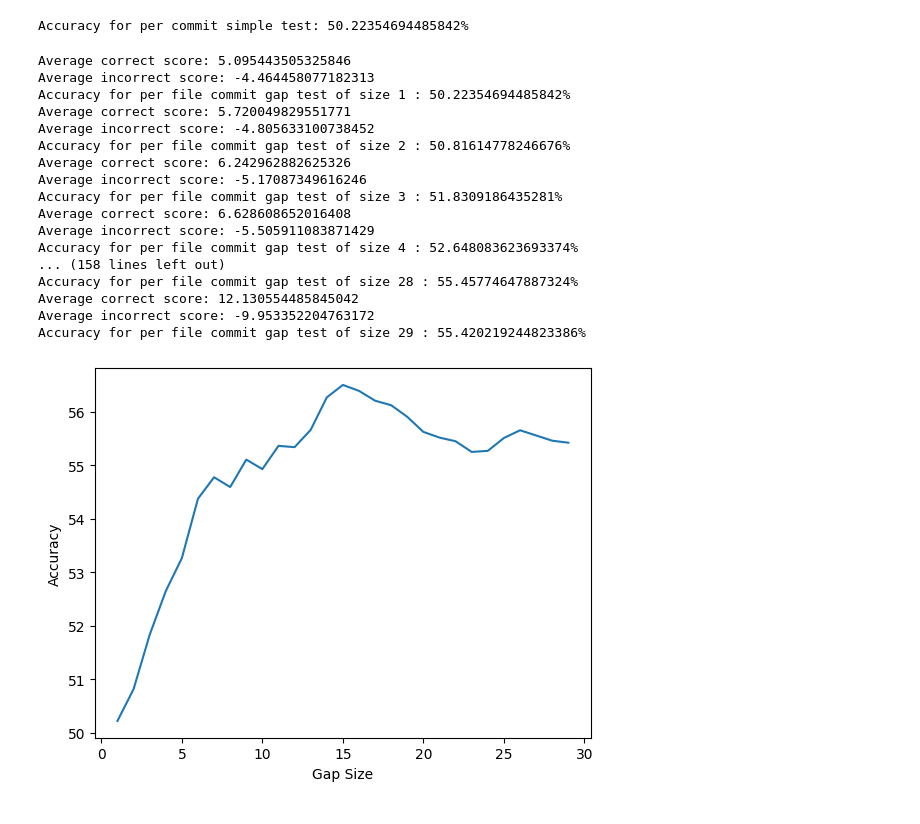
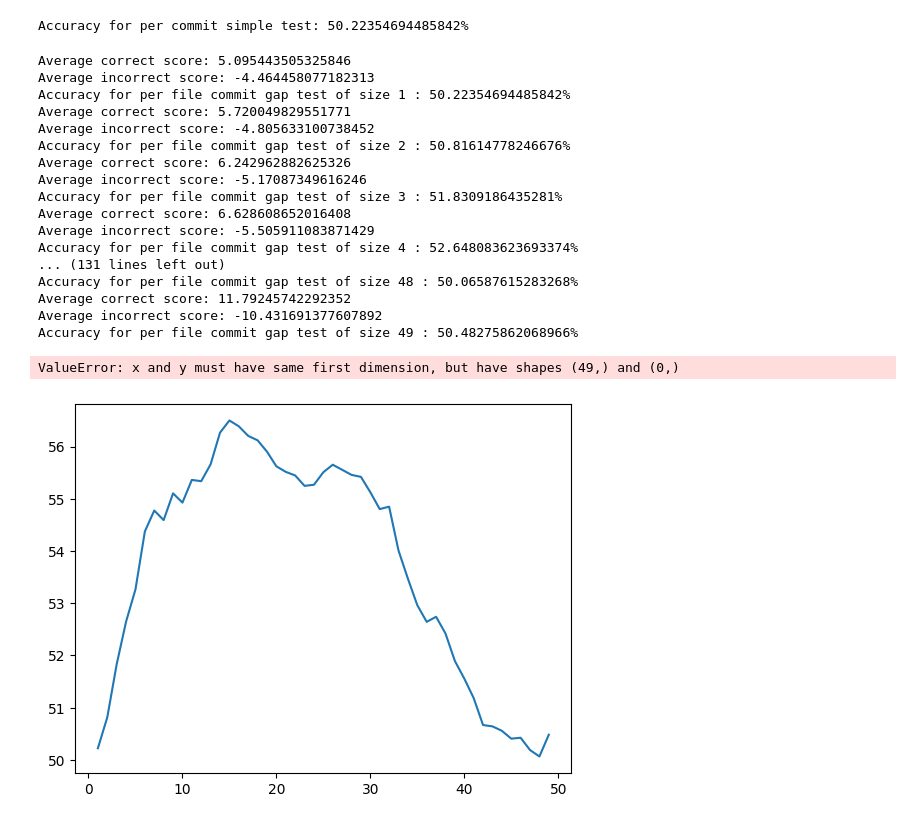
Before and after one commit to alihaider1264/SCA-ML-grade, a Jupyter notebook: Model-Generation/TestingNotebook1.ipynb, the cells around one changed output. Cells and saved outputs as stored; diff of their text form; code cells hidden in the pictures.

```diff
--- a/Model-Generation/TestingNotebook1.ipynb
+++ b/Model-Generation/TestingNotebook1.ipynb
@@ -398,14 +400,18 @@ print ("Accuracy for per commit simple test: " + str(correct/total * 100) + "%")
 # %% [output]
 Accuracy for per commit simple test: 50.22354694485842%
 # %%
-#per file commit gap test, checks if the previous commit is less than or equal to the current commit in a gap of 10
-
+#per file commit gap test, however we just keep track of the average score of the correct and incorrect predictions
+avgIncorrectScoreArray = []
+avgCorrectScoreArray = []
 def gapTest(gap):
     correct = 0
     equal = 0
+    incorrect = 0
     total = 0
     avgCorrectScore = 0
+
     avgIncorrectScore = 0
+
     for dataframe in dataframes:
         for i in range(gap, len(dataframe)):
             #make sure that the length of the dataframe is greater than 1
@@ -417,47 +423,86 @@ def gapTest(gap):
                 equal += 1
             else:
                 avgIncorrectScore += dataframe[i]["predictedGrade"] - dataframe[i - gap]["predictedGrade"]
+                incorrect += 1
                 total += 1
     if (total != 0):
         avgCorrectScore /= correct
-        avgIncorrectScore /= total - correct
+        avgIncorrectScore /= incorrect
         print ("Average correct score: " + str(avgCorrectScore))
         print ("Average incorrect score: " + str(avgIncorrectScore))
+        avgCorrectScoreArray.append(avgCorrectScore)
+        avgIncorrectScoreArray.append(avgIncorrectScore)
+
 
     print ("Accuracy for per file commit gap test of size " + str(gap) + " : " + str(correct/total * 100) + "%")
 
-    return correct/total * 100
+    return correct/total * 100, equal/total * 100, incorrect/total * 100
 
 
-for i in range(1, 30):
-    gapTest(i)
 
 #graph this
 x = []
-y = []
-for i in range(1, 30):
+positive = []
+neutral = []
+negative = []
+for i in range(1, 50):
+    gapTestResults = gapTest(i)
     x.append(i)
-    y.append(gapTest(i))
-plt.plot(x, y)
+    positive.append(gapTestResults[0])
+    negative.append(gapTestResults[2])
+plt.plot(x, positive, label = "Positive")
+plt.plot(x, neutral, label = "Inconclusive")
+plt.plot(x, negative, label = "Negative")
 plt.xlabel("Gap Size")
 plt.ylabel("Accuracy")
+plt.title("Accuracy as Gap Size Increases")
+plt.legend()
 plt.show()
+
+#graph the average correct and incorrect scores
+x = []
+y = []
+z = []
+middle = []
+#untitled line at 50, small thickness
+plt.plot([-1,50], [0,0], color = "black", linewidth = 0.6)
+#keep view in 0-50
+plt.xlim(0, 50)
+for i in range(0, 50):
+    x.append(i)
+    y.append(avgCorrectScoreArray[i-1])
+    z.append(avgIncorrectScoreArray[i-1])
+    middle.append((avgCorrectScoreArray[i-1] + avgIncorrectScoreArray[i-1])/2)
+plt.plot(x, y, label = "Average Correct Score")
+plt.plot(x, z, label = "Average Incorrect Score")
+plt.plot(x, middle, label = "Delta")
+#lable the value of the delta every 10
+for i in range(0, 50, 10):
+    plt.text(i, middle[i]+.5, str(round((middle[i]),2)))
+    plt.plot([i, i], [0, middle[i]], color = "black", linewidth = 0.6)
+
+plt.xlabel("Gap Size")
+plt.ylabel("Average Score")
+plt.title("Average Score as Gap Size Increases")
+plt.legend()
+plt.show()
 # %% [output]
 Average correct score: 5.095443505325846
 Average incorrect score: -4.464458077182313
 Accuracy for per file commit gap test of size 1 : 50.22354694485842%
 Average correct score: 5.720049829551771
 Average incorrect score: -4.805633100738452
 Accuracy for per file commit gap test of size 2 : 50.81614778246676%
 Average correct score: 6.242962882625326
 Average incorrect score: -5.17087349616246
 Accuracy for per file commit gap test of size 3 : 51.8309186435281%
 Average correct score: 6.628608652016408
 Average incorrect score: -5.505911083871429
 Accuracy for per file commit gap test of size 4 : 52.648083623693374%
-... (158 lines left out)
-Accuracy for per file commit gap test of size 28 : 55.45774647887324%
-Average correct score: 12.130554485845042
-Average incorrect score: -9.953352204763172
-Accuracy for per file commit gap test of size 29 : 55.420219244823386%
+... (131 lines left out)
+Accuracy for per file commit gap test of size 48 : 50.06587615283268%
+Average correct score: 11.79245742292352
+Average incorrect score: -10.431691377607892
+Accuracy for per file commit gap test of size 49 : 50.48275862068966%
+ValueError: x and y must have same first dimension, but have shapes (49,) and (0,)
-[figure, old version]
+[figure, new version]
```
Also changed, not shown: parts of 4 cells of this notebook, 5 other files.
